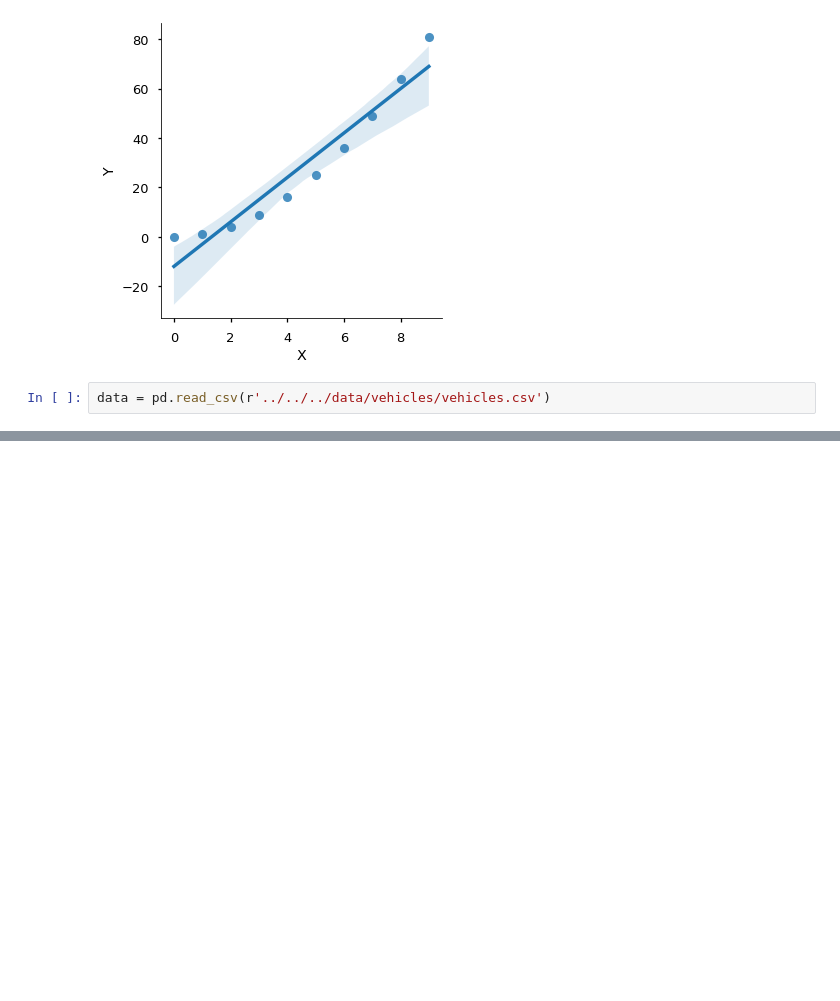
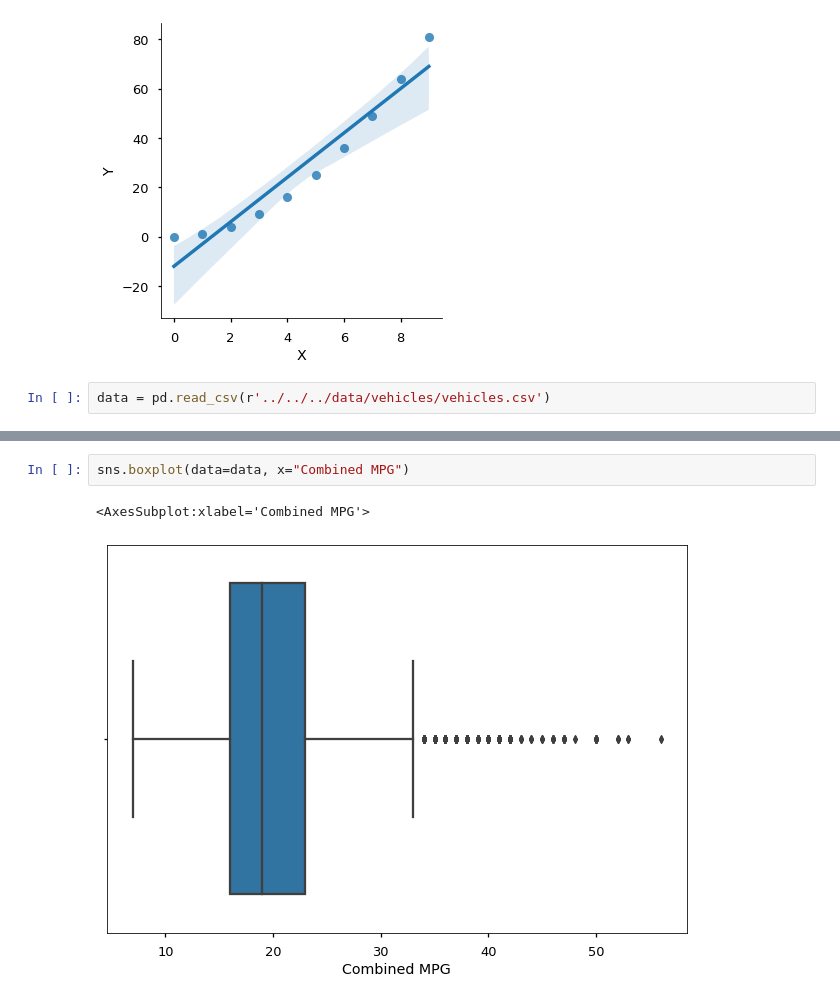
Before and after one commit to psyrgkan/DAFT_1022, a Jupyter notebook: Excercises/week4/seaborn_intro.ipynb, the cells around one changed output, grey strips where cells are left out. Saved outputs shown, nothing was run; the diff lists cells and outputs as text; blank space fills up the shorter version.

```diff
--- a/Excercises/week4/seaborn_intro.ipynb
+++ b/Excercises/week4/seaborn_intro.ipynb
@@ -74,0 +77,5 @@ sns.catplot(x="Highway MPG", y="Drivetrain", hue="Fuel Type", data=data)
+# %%
+sns.boxplot(data=data, x="Combined MPG")
+# %% [output]
+<AxesSubplot:xlabel='Combined MPG'>
+[figure, added]
```
Also changed, not shown: parts of 12 cells of this notebook, 6 other files.
